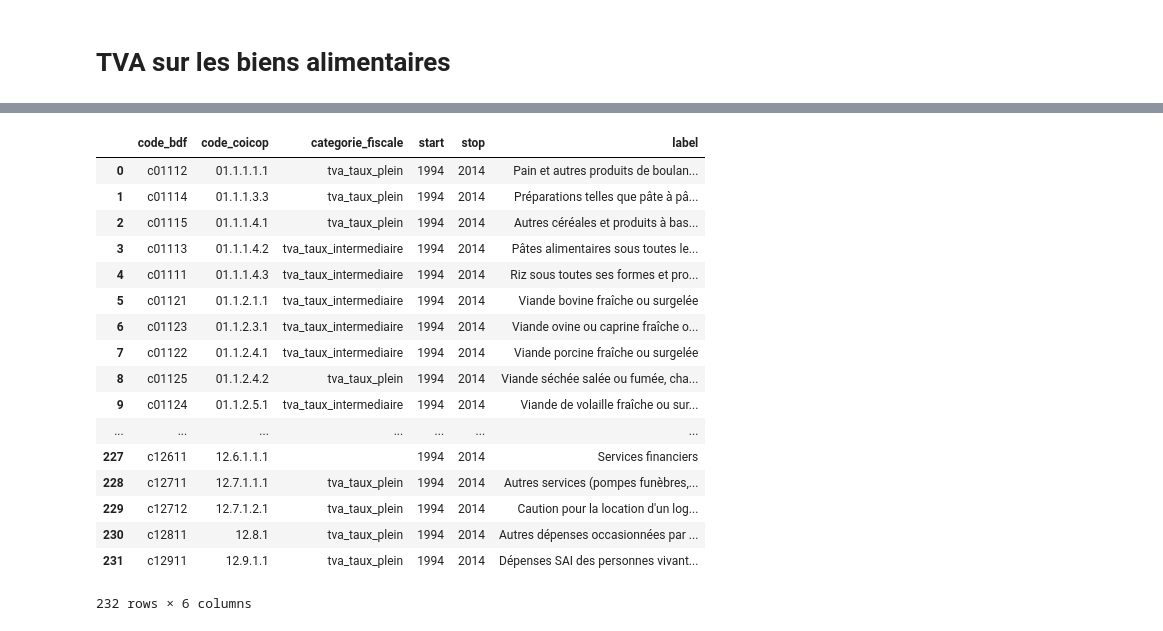
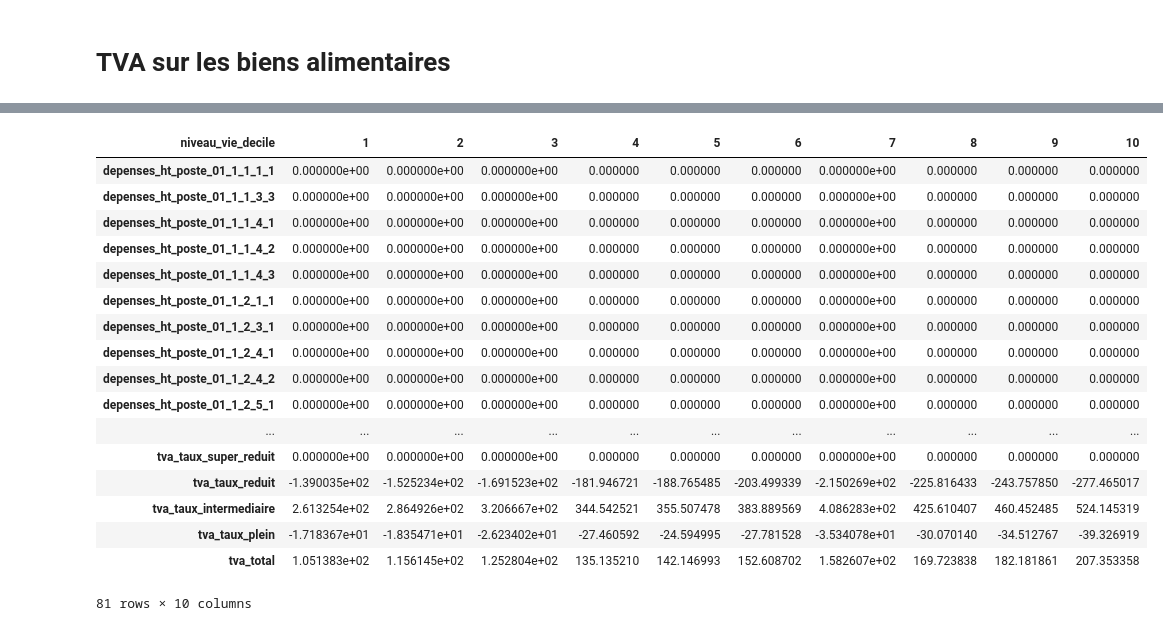
Before and after one commit to openfisca/openfisca-france-indirect-taxation, a Jupyter notebook: openfisca_france_indirect_taxation/examples/notebooks/alimentation.ipynb, the cells around one changed output, grey strips where cells are left out. Cells and saved outputs as stored; diff of their text form; code cells hidden in the pictures.

Commit message:
Working reform

```diff
--- a/openfisca_france_indirect_taxation/examples/notebooks/alimentation.ipynb
+++ b/openfisca_france_indirect_taxation/examples/notebooks/alimentation.ipynb
@@ -10,5 +10,6 @@ import seaborn
 
 from openfisca_france_indirect_taxation.surveys import SurveyScenario
 # %%
-year = 2011
-survey_scenario = SurveyScenario.create(year = year, reform_key = 'aliss_sante')
+year = 2014
+data_year = 2011
+survey_scenario = SurveyScenario.create(year = year, data_year = 2011, reform_key = 'aliss_tva_sociale')
@@ -35,5 +16,11 @@ survey_scenario.tax_benefit_system.column_by_name.keys()
 # %%
-alimentation_domicile = [
-    key for key in survey_scenario.tax_benefit_system.column_by_name.keys() \
-    if key.startswith('poste_01')
+alimentation_domicile_hors_alcool = [
+    "depenses_ht_{}".format(key) for key in survey_scenario.tax_benefit_system.column_by_name.keys() \
+    if key.startswith(u'poste_01')
     ]
+alimentation_domicile = alimentation_domicile_hors_alcool + [
+    'depenses_biere',
+    'depenses_vin',
+    'depenses_alcools_forts'
+    ]
+alimentation_domicile
@@ -81,5 +45,20 @@ variables = alimentation + [
+# %%
+variables = alimentation_domicile + [
+    'poste_agrege_01',
+    'poste_agrege_02',
+    'depenses_ht_tva_taux_super_reduit',
+    'depenses_ht_tva_taux_reduit',
+    'depenses_ht_tva_taux_intermediaire',
+    'depenses_ht_tva_taux_plein',
+    'tva_taux_super_reduit',
+    'tva_taux_reduit',
+    'tva_taux_intermediaire',
+    'tva_taux_plein',aliss_tva_sociale
+    'tva_total',
+    ]
 # %%
 pivot_table = pd.DataFrame()
+pivot_table_reference = pd.DataFrame()
 aggregates = dict()
 reference_aggregates = dict()
 for variable in variables:
@@ -87,6 +66,11 @@ for variable in variables:
         pivot_table,
         survey_scenario.compute_pivot_table(values = [variable], columns = ['niveau_vie_decile'])
         ])
+    pivot_table_reference = pd.concat([
+        pivot_table_reference,
+        survey_scenario.compute_pivot_table(values = [variable], columns = ['niveau_vie_decile'],
+                                           reference = True)
+        ])
     aggregates[variable] = survey_scenario.compute_aggregate(variable) / 1e9
     reference_aggregates[variable] = survey_scenario.compute_aggregate(variable, reference = True) / 1e9
 # %%
@@ -138,21 +100,21 @@ aggregates['tva_total'] - reference_aggregates['tva_total']
-# %%
-survey_scenario.tax_benefit_system.categories_fiscales
-# %% [output]
-|  | code_bdf | code_coicop | categorie_fiscale | start | stop | label |
-| 0 | c01112 | 01.1.1.1.1 | tva_taux_plein | 1994 | 2014 | Pain et autres produits de boulan... |
-| 1 | c01114 | 01.1.1.3.3 | tva_taux_plein | 1994 | 2014 | Préparations telles que pâte à pâ... |
-| 2 | c01115 | 01.1.1.4.1 | tva_taux_plein | 1994 | 2014 | Autres céréales et produits à bas... |
-| 3 | c01113 | 01.1.1.4.2 | tva_taux_intermediaire | 1994 | 2014 | Pâtes alimentaires sous toutes le... |
-| 4 | c01111 | 01.1.1.4.3 | tva_taux_intermediaire | 1994 | 2014 | Riz sous toutes ses formes et pro... |
-| 5 | c01121 | 01.1.2.1.1 | tva_taux_intermediaire | 1994 | 2014 | Viande bovine fraîche ou surgelée |
-| 6 | c01123 | 01.1.2.3.1 | tva_taux_intermediaire | 1994 | 2014 | Viande ovine ou caprine fraîche o... |
-| 7 | c01122 | 01.1.2.4.1 | tva_taux_intermediaire | 1994 | 2014 | Viande porcine fraîche ou surgelée |
-| 8 | c01125 | 01.1.2.4.2 | tva_taux_plein | 1994 | 2014 | Viande séchée salée ou fumée, cha... |
-| 9 | c01124 | 01.1.2.5.1 | tva_taux_intermediaire | 1994 | 2014 | Viande de volaille fraîche ou sur... |
-| ... | ... | ... | ... | ... | ... | ... |
-| 227 | c12611 | 12.6.1.1.1 |  | 1994 | 2014 | Services financiers |
-| 228 | c12711 | 12.7.1.1.1 | tva_taux_plein | 1994 | 2014 | Autres services (pompes funèbres,... |
-| 229 | c12712 | 12.7.1.2.1 | tva_taux_plein | 1994 | 2014 | Caution pour la location d'un log... |
-| 230 | c12811 | 12.8.1 | tva_taux_plein | 1994 | 2014 | Autres dépenses occasionnées par ... |
-| 231 | c12911 | 12.9.1.1 | tva_taux_plein | 1994 | 2014 | Dépenses SAI des personnes vivant... |
-232 rows × 6 columns
+# %%
+pivot_table -pivot_table_reference
+# %% [output]
+| niveau_vie_decile | 1 | 2 | 3 | 4 | 5 | 6 | 7 | 8 | 9 | 10 |
+| depenses_ht_poste_01_1_1_1_1 | 0.000000e+00 | 0.000000e+00 | 0.000000e+00 | 0.000000 | 0.000000 | 0.000000 | 0.000000e+00 | 0.000000 | 0.000000 | 0.000000 |
+| depenses_ht_poste_01_1_1_3_3 | 0.000000e+00 | 0.000000e+00 | 0.000000e+00 | 0.000000 | 0.000000 | 0.000000 | 0.000000e+00 | 0.000000 | 0.000000 | 0.000000 |
+| depenses_ht_poste_01_1_1_4_1 | 0.000000e+00 | 0.000000e+00 | 0.000000e+00 | 0.000000 | 0.000000 | 0.000000 | 0.000000e+00 | 0.000000 | 0.000000 | 0.000000 |
+| depenses_ht_poste_01_1_1_4_2 | 0.000000e+00 | 0.000000e+00 | 0.000000e+00 | 0.000000 | 0.000000 | 0.000000 | 0.000000e+00 | 0.000000 | 0.000000 | 0.000000 |
+| depenses_ht_poste_01_1_1_4_3 | 0.000000e+00 | 0.000000e+00 | 0.000000e+00 | 0.000000 | 0.000000 | 0.000000 | 0.000000e+00 | 0.000000 | 0.000000 | 0.000000 |
+| depenses_ht_poste_01_1_2_1_1 | 0.000000e+00 | 0.000000e+00 | 0.000000e+00 | 0.000000 | 0.000000 | 0.000000 | 0.000000e+00 | 0.000000 | 0.000000 | 0.000000 |
+| depenses_ht_poste_01_1_2_3_1 | 0.000000e+00 | 0.000000e+00 | 0.000000e+00 | 0.000000 | 0.000000 | 0.000000 | 0.000000e+00 | 0.000000 | 0.000000 | 0.000000 |
+| depenses_ht_poste_01_1_2_4_1 | 0.000000e+00 | 0.000000e+00 | 0.000000e+00 | 0.000000 | 0.000000 | 0.000000 | 0.000000e+00 | 0.000000 | 0.000000 | 0.000000 |
+| depenses_ht_poste_01_1_2_4_2 | 0.000000e+00 | 0.000000e+00 | 0.000000e+00 | 0.000000 | 0.000000 | 0.000000 | 0.000000e+00 | 0.000000 | 0.000000 | 0.000000 |
+| depenses_ht_poste_01_1_2_5_1 | 0.000000e+00 | 0.000000e+00 | 0.000000e+00 | 0.000000 | 0.000000 | 0.000000 | 0.000000e+00 | 0.000000 | 0.000000 | 0.000000 |
+| ... | ... | ... | ... | ... | ... | ... | ... | ... | ... | ... |
+| tva_taux_super_reduit | 0.000000e+00 | 0.000000e+00 | 0.000000e+00 | 0.000000 | 0.000000 | 0.000000 | 0.000000e+00 | 0.000000 | 0.000000 | 0.000000 |
+| tva_taux_reduit | -1.390035e+02 | -1.525234e+02 | -1.691523e+02 | -181.946721 | -188.765485 | -203.499339 | -2.150269e+02 | -225.816433 | -243.757850 | -277.465017 |
+| tva_taux_intermediaire | 2.613254e+02 | 2.864926e+02 | 3.206667e+02 | 344.542521 | 355.507478 | 383.889569 | 4.086283e+02 | 425.610407 | 460.452485 | 524.145319 |
+| tva_taux_plein | -1.718367e+01 | -1.835471e+01 | -2.623402e+01 | -27.460592 | -24.594995 | -27.781528 | -3.534078e+01 | -30.070140 | -34.512767 | -39.326919 |
+| tva_total | 1.051383e+02 | 1.156145e+02 | 1.252804e+02 | 135.135210 | 142.146993 | 152.608702 | 1.582607e+02 | 169.723838 | 182.181861 | 207.353358 |
+81 rows × 10 columns
```
Also changed, not shown: parts of 11 cells of this notebook, 12 other files.
